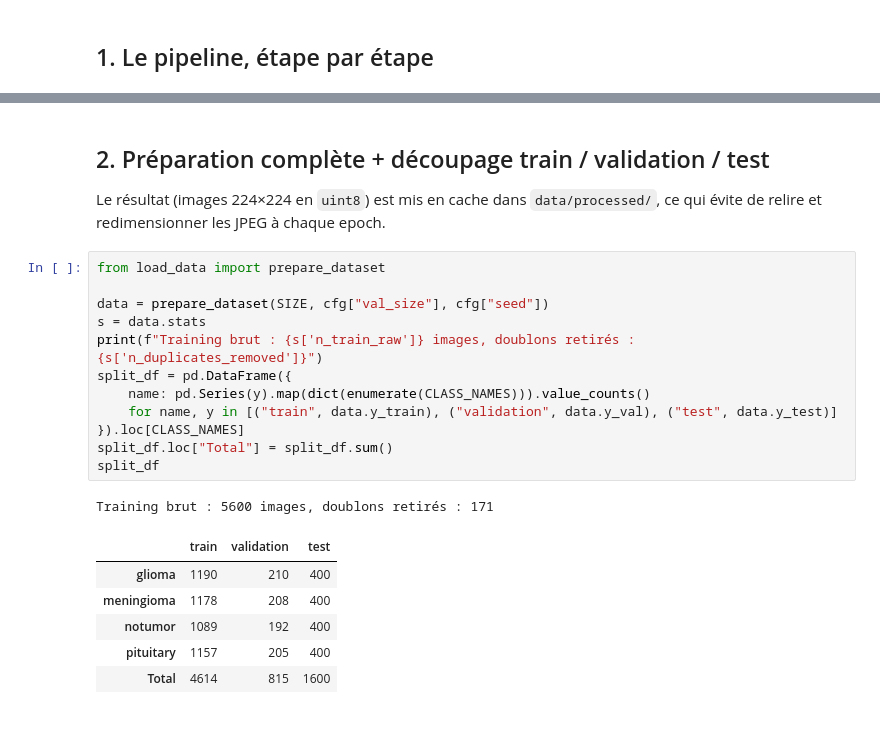
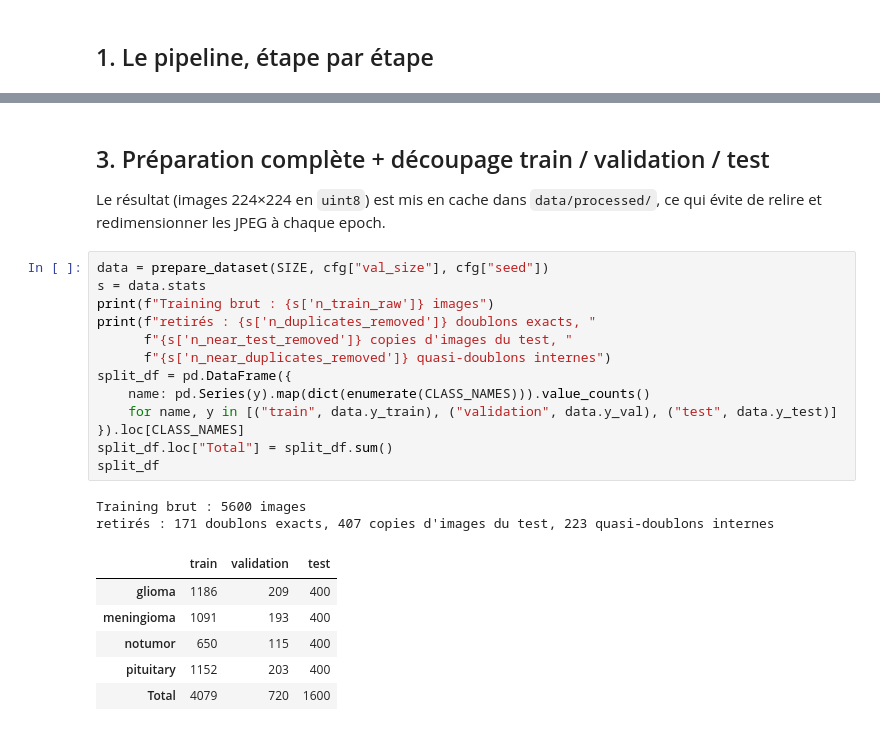
Before and after one commit to Chlooow/neuro-cnn-classifier, a Jupyter notebook: notebooks/02-preproc.ipynb, the cells around one changed output, grey strips where cells are left out. Drawn from its saved outputs; the diff is of its cells as text.

```diff
--- a/notebooks/02-preproc.ipynb
+++ b/notebooks/02-preproc.ipynb
@@ -54,26 +110,28 @@ plt.tight_layout(); plt.savefig(FIG / "preproc_steps.png", dpi=150); plt.show()
 # %% [markdown]
-## 2. Préparation complète + découpage train / validation / test
+## 3. Préparation complète + découpage train / validation / test
 Le résultat (images 224×224 en `uint8`) est mis en cache dans `data/processed/`, ce qui évite de relire et redimensionner les JPEG à chaque epoch.
 # %%
-from load_data import prepare_dataset
-
 data = prepare_dataset(SIZE, cfg["val_size"], cfg["seed"])
 s = data.stats
-print(f"Training brut : {s['n_train_raw']} images, doublons retirés : {s['n_duplicates_removed']}")
+print(f"Training brut : {s['n_train_raw']} images")
+print(f"retirés : {s['n_duplicates_removed']} doublons exacts, "
+      f"{s['n_near_test_removed']} copies d'images du test, "
+      f"{s['n_near_duplicates_removed']} quasi-doublons internes")
 split_df = pd.DataFrame({
     name: pd.Series(y).map(dict(enumerate(CLASS_NAMES))).value_counts()
     for name, y in [("train", data.y_train), ("validation", data.y_val), ("test", data.y_test)]
 }).loc[CLASS_NAMES]
 split_df.loc["Total"] = split_df.sum()
 split_df
 # %% [output]
-Training brut : 5600 images, doublons retirés : 171
+Training brut : 5600 images
+retirés : 171 doublons exacts, 407 copies d'images du test, 223 quasi-doublons internes
 |  | train | validation | test |
-| glioma | 1190 | 210 | 400 |
-| meningioma | 1178 | 208 | 400 |
-| notumor | 1089 | 192 | 400 |
-| pituitary | 1157 | 205 | 400 |
-| Total | 4614 | 815 | 1600 |
+| glioma | 1186 | 209 | 400 |
+| meningioma | 1091 | 193 | 400 |
+| notumor | 650 | 115 | 400 |
+| pituitary | 1152 | 203 | 400 |
+| Total | 4079 | 720 | 1600 |
 # %% [markdown]
 Le découpage est **stratifié** : chaque classe garde la même proportion dans train et validation.
 - **train** : apprentissage des poids
```
Also changed, not shown: parts of 17 cells of this notebook, 48 other files.
